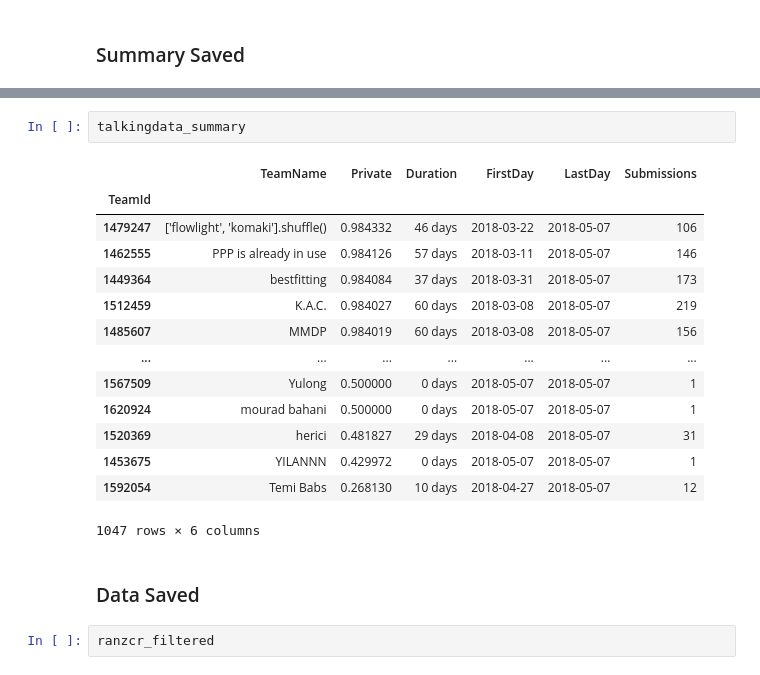
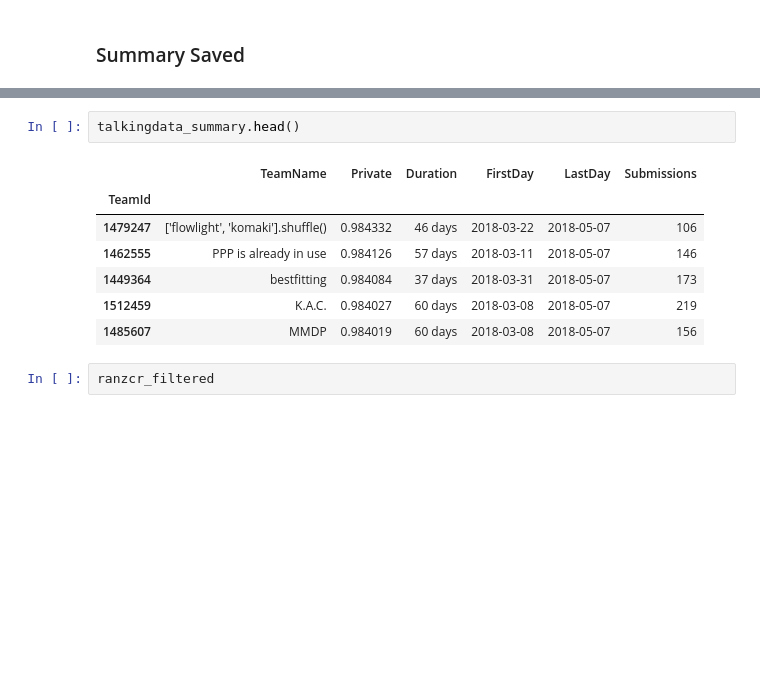
Before and after one commit to zhuanglinsheng/Competition-Data, a Jupyter notebook: submission-traces.ipynb, the cells around one changed output, grey strips where cells are left out. Cells and saved outputs as stored; diff of their text form; blank space fills up the shorter version.

```diff
--- a/submission-traces.ipynb
+++ b/submission-traces.ipynb
@@ -295,22 +307,13 @@ avito_summary
 # %%
-talkingdata_summary
+talkingdata_summary.head()
 # %% [output]
 |  | TeamName | Private | Duration | FirstDay | LastDay | Submissions |
 | TeamId |  |  |  |  |  |  |
 | 1479247 | ['flowlight', 'komaki'].shuffle() | 0.984332 | 46 days | 2018-03-22 | 2018-05-07 | 106 |
 | 1462555 | PPP is already in use | 0.984126 | 57 days | 2018-03-11 | 2018-05-07 | 146 |
 | 1449364 | bestfitting | 0.984084 | 37 days | 2018-03-31 | 2018-05-07 | 173 |
 | 1512459 | K.A.C. | 0.984027 | 60 days | 2018-03-08 | 2018-05-07 | 219 |
 | 1485607 | MMDP | 0.984019 | 60 days | 2018-03-08 | 2018-05-07 | 156 |
-| ... | ... | ... | ... | ... | ... | ... |
-| 1567509 | Yulong | 0.500000 | 0 days | 2018-05-07 | 2018-05-07 | 1 |
-| 1620924 | mourad bahani | 0.500000 | 0 days | 2018-05-07 | 2018-05-07 | 1 |
-| 1520369 | herici | 0.481827 | 29 days | 2018-04-08 | 2018-05-07 | 31 |
-| 1453675 | YILANNN | 0.429972 | 0 days | 2018-05-07 | 2018-05-07 | 1 |
-| 1592054 | Temi Babs | 0.268130 | 10 days | 2018-04-27 | 2018-05-07 | 12 |
-1047 rows × 6 columns
-# %% [markdown]
-### Data Saved
 # %%
 ranzcr_filtered
 # %% [output]
```
Also changed, not shown: parts of 32 cells of this notebook.
